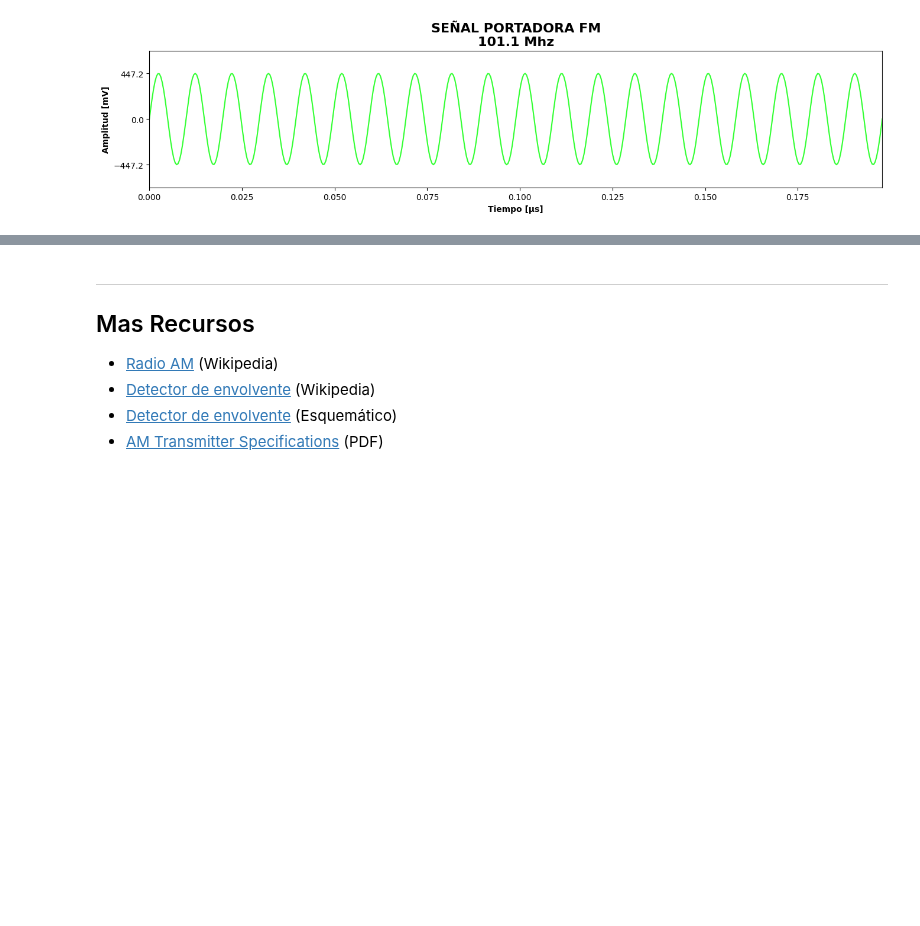
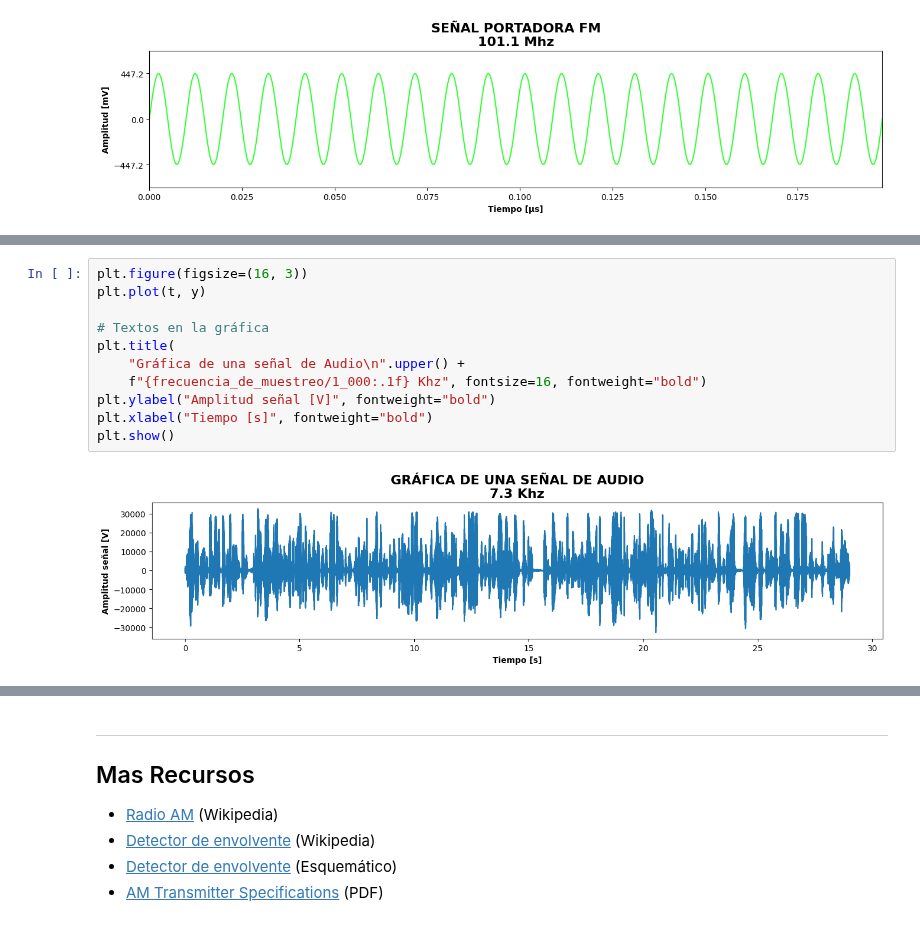
Before and after one commit to GiancarloBenavides/Telematics, a Jupyter notebook: 22-Encolamiento/22.1_señales.ipynb, the cells around one changed output, grey strips where cells are left out. Drawn from its saved outputs; the diff is of its cells as text; blank space fills up the shorter version.

```diff
--- a/22-Encolamiento/22.1_señales.ipynb
+++ b/22-Encolamiento/22.1_señales.ipynb
@@ -314,0 +396,13 @@ plt.show()
+# %%
+plt.figure(figsize=(16, 3))
+plt.plot(t, y)
+
+# Textos en la gráfica
+plt.title(
+    "Gráfica de una señal de Audio\n".upper() +
+    f"{frecuencia_de_muestreo/1_000:.1f} Khz", fontsize=16, fontweight="bold")
+plt.ylabel("Amplitud señal [V]", fontweight="bold")
+plt.xlabel("Tiempo [s]", fontweight="bold")
+plt.show()
+# %% [output]
+[figure, added]
```
Also changed, not shown: parts of 9 cells of this notebook, 4 other files.
